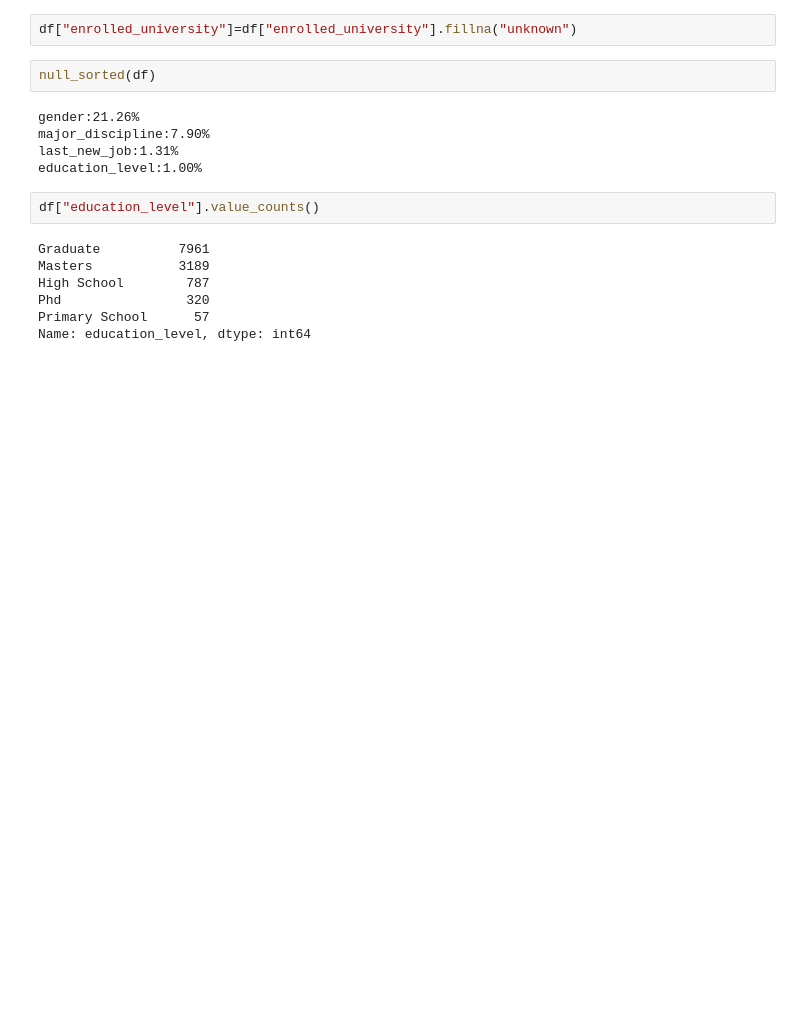
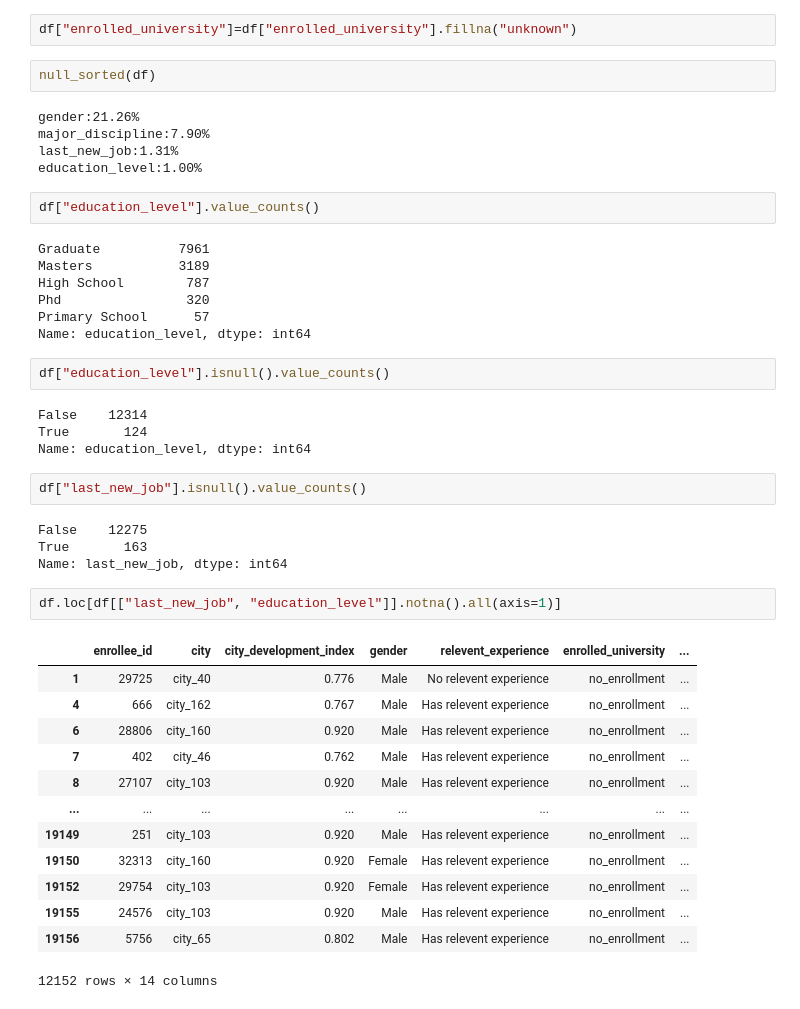
Before and after one commit to NevzatTaha/Hr_Analytic-Data-Cleaning-and-Prediction, a Jupyter notebook: HRAnalytic.ipynb, the cells around one changed output. Cells and saved outputs as stored; diff of their text form; blank space fills up the shorter version.

```diff
--- a/HRAnalytic.ipynb
+++ b/HRAnalytic.ipynb
@@ -415,3 +415,31 @@ High School        787
 Phd                320
 Primary School      57
 Name: education_level, dtype: int64
+# %%
+df["education_level"].isnull().value_counts()
+# %% [output]
+False    12314
+True       124
+Name: education_level, dtype: int64
+# %%
+df["last_new_job"].isnull().value_counts()
+# %% [output]
+False    12275
+True       163
+Name: last_new_job, dtype: int64
+# %%
+df.loc[df[["last_new_job", "education_level"]].notna().all(axis=1)]
+# %% [output]
+|  | enrollee_id | city | city_development_index | gender | relevent_experience | enrolled_university | ... |
+| 1 | 29725 | city_40 | 0.776 | Male | No relevent experience | no_enrollment | ... |
+| 4 | 666 | city_162 | 0.767 | Male | Has relevent experience | no_enrollment | ... |
+| 6 | 28806 | city_160 | 0.920 | Male | Has relevent experience | no_enrollment | ... |
+| 7 | 402 | city_46 | 0.762 | Male | Has relevent experience | no_enrollment | ... |
+| 8 | 27107 | city_103 | 0.920 | Male | Has relevent experience | no_enrollment | ... |
+| ... | ... | ... | ... | ... | ... | ... | ... |
+| 19149 | 251 | city_103 | 0.920 | Male | Has relevent experience | no_enrollment | ... |
+| 19150 | 32313 | city_160 | 0.920 | Female | Has relevent experience | no_enrollment | ... |
+| 19152 | 29754 | city_103 | 0.920 | Female | Has relevent experience | no_enrollment | ... |
+| 19155 | 24576 | city_103 | 0.920 | Male | Has relevent experience | no_enrollment | ... |
+| 19156 | 5756 | city_65 | 0.802 | Male | Has relevent experience | no_enrollment | ... |
+12152 rows × 14 columns
```
